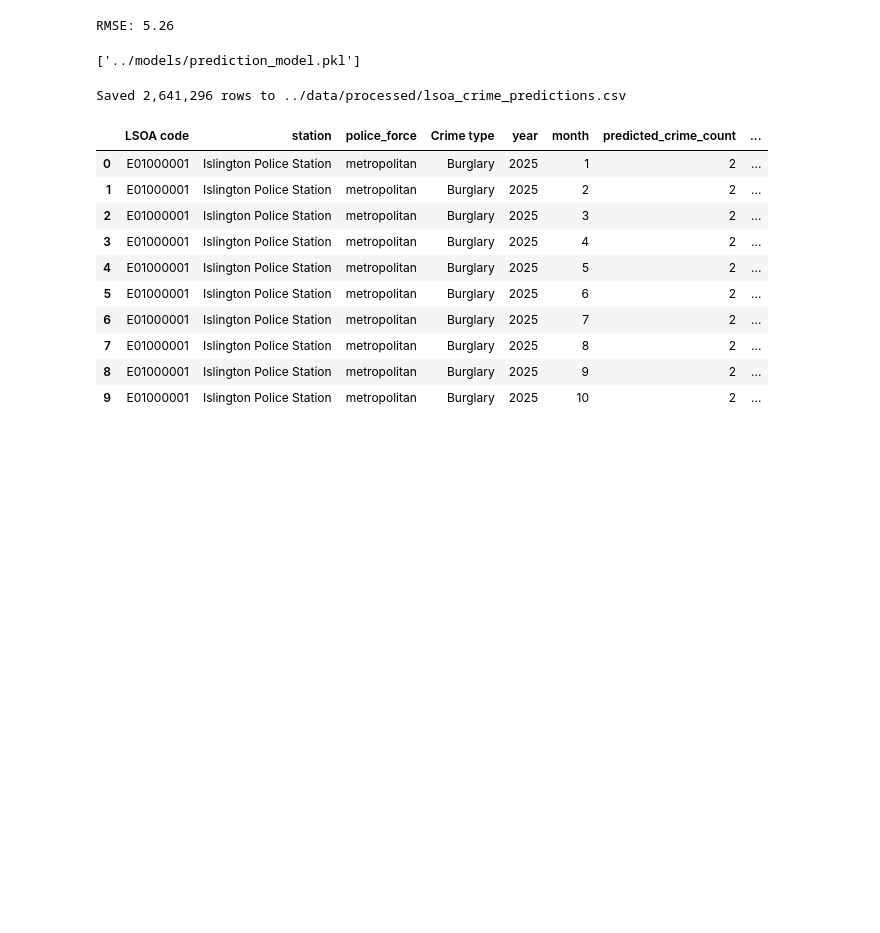
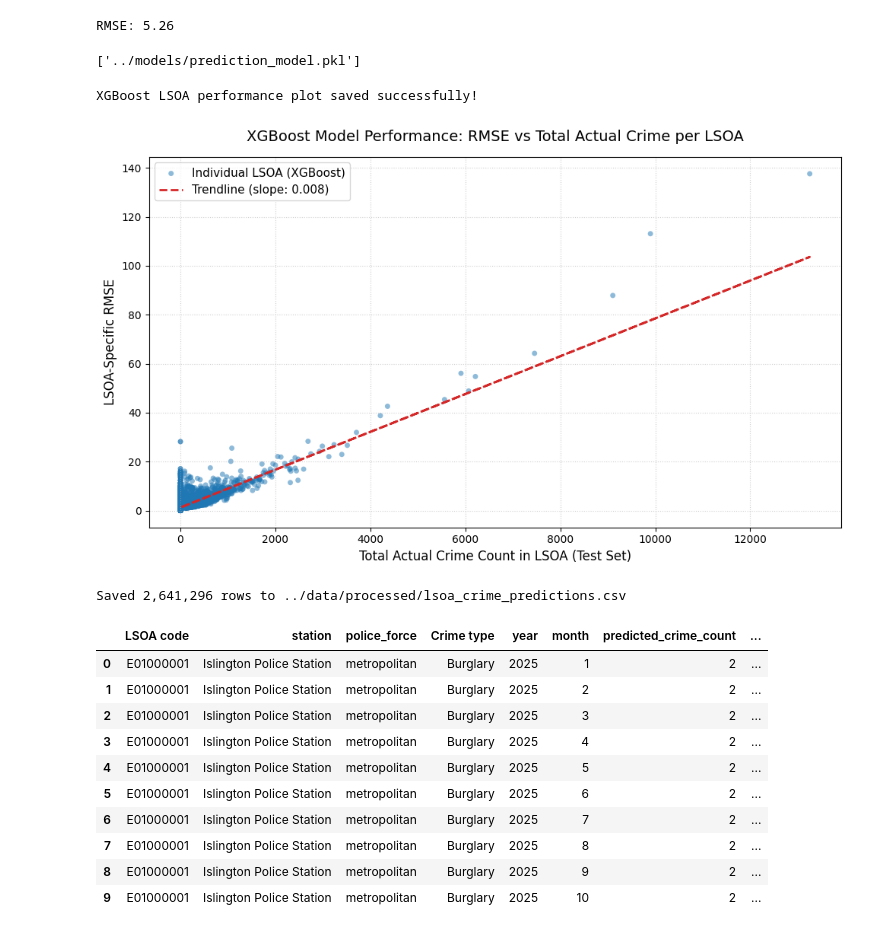
Before and after one commit to Ezra-Rutten/4CBLW020_group_2, a Jupyter notebook: backend/notebooks/prediction.ipynb, the cells around one changed output. Drawn from its saved outputs; the diff is of its cells as text; code cells hidden in the pictures; blank space fills up the shorter version.

Commit message:
Perform models

```diff
--- a/backend/notebooks/prediction.ipynb
+++ b/backend/notebooks/prediction.ipynb
@@ -60,6 +70,60 @@ RMSE: 5.26
 joblib.dump(model, "../models/prediction_model.pkl")
 # %% [output]
 ['../models/prediction_model.pkl']
+# %%
+import matplotlib.pyplot as plt
+import numpy as np
+import pandas as pd
+from sklearn.metrics import mean_squared_error
+
+# 1. Create a copy of the test dataframe and attach XGBoost predictions
+test_eval_xgb = test.copy()
+test_eval_xgb['predicted_count'] = preds  # Assuming 'preds' contains your XGBoost predictions
+
+# 2. Group by LSOA to calculate individual RMSE and total actual crime volume
+xgb_lsoa_stats = []
+
+for lsoa, group in test_eval_xgb.groupby('LSOA code'):
+    # Calculate RMSE for this specific LSOA slice
+    lsoa_rmse = np.sqrt(mean_squared_error(group['crime_count'], group['predicted_count']))
+    # Total actual crime in this LSOA during the test period
+    total_actual_crime = group['crime_count'].sum()
+
+    xgb_lsoa_stats.append({
+        'LSOA code': lsoa,
+        'RMSE': lsoa_rmse,
+        'Total_Crime': total_actual_crime
+    })
+
+df_xgb_analysis = pd.DataFrame(xgb_lsoa_stats)
+
+# 3. Create the Scatter Plot
+fig, ax = plt.subplots(figsize=(10, 6))
+
+# Plot each LSOA as a point (using a distinct color like blue to differentiate from LightGBM)
+ax.scatter(df_xgb_analysis['Total_Crime'], df_xgb_analysis['RMSE'],
+           alpha=0.5, color='#1f77b4', edgecolors='none', s=25, label='Individual LSOA (XGBoost)')
+
+# 4. Add a trendline to see the mathematical relationship
+m_xgb, b_xgb = np.polyfit(df_xgb_analysis['Total_Crime'], df_xgb_analysis['RMSE'], 1)
+ax.plot(df_xgb_analysis['Total_Crime'], m_xgb * df_xgb_analysis['Total_Crime'] + b_xgb,
+        color='#d62728', linestyle='--', linewidth=2, label=f'Trendline (slope: {m_xgb:.3f})')
+
+# 5. Formatting labels, gridlines, and titles
+ax.set_title('XGBoost Model Performance: RMSE vs Total Actual Crime per LSOA', fontsize=14, pad=15)
+ax.set_xlabel('Total Actual Crime Count in LSOA (Test Set)', fontsize=12)
+ax.set_ylabel('LSOA-Specific RMSE', fontsize=12)
+ax.grid(True, linestyle=':', alpha=0.6)
+ax.legend(fontsize=11)
+
+plt.tight_layout()
+
+# Save the plot distinctively
+plt.savefig('../models/xgb_lsoa_extreme_performance.png', dpi=300)
+print("XGBoost LSOA performance plot saved successfully!")
+# %% [output]
+XGBoost LSOA performance plot saved successfully!
+[figure, added]
 # %%
 
 # Generate predictions for every London LSOA x crime type x month (2025) and export to CSV
```
Also changed, not shown: parts of 11 cells of this notebook.
